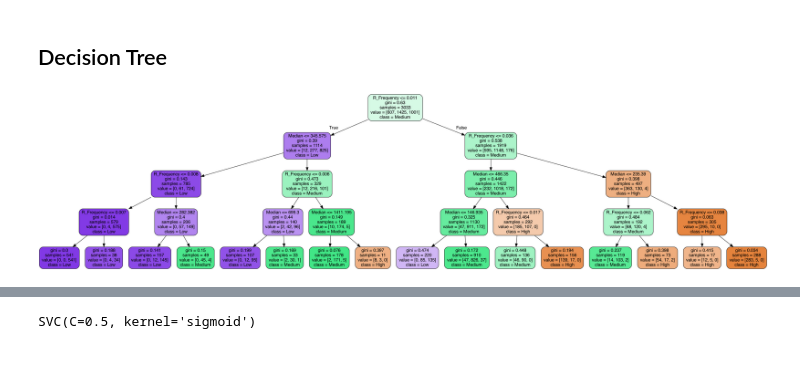
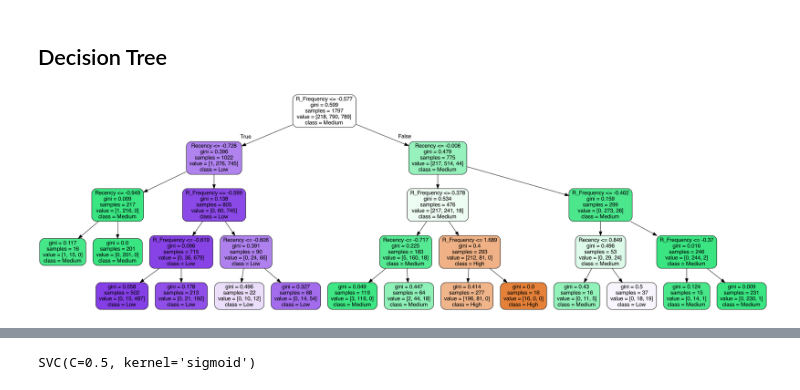
Before and after one commit to michelezoncheddu/data-mining-project, a Jupyter notebook: customers.ipynb, the cells around one changed output, grey strips where cells are left out. Saved outputs shown, nothing was run; the diff lists cells and outputs as text; code cells hidden in the pictures; blank space fills up the shorter version.

Commit message:
Improve customer profile

```diff
--- a/customers.ipynb
+++ b/customers.ipynb
@@ -598,22 +657,16 @@ quantiles
-# %%
-def Score(x, data, thresh):
-    if x <= thresh[data][0.33]:
-        return 'Low'
-    elif x <= thresh[data][0.8]:
-        return 'Medium'
-    else:
-        return 'High'
 # %%
 customer_labeled = customer_profile.copy()
-customer_labeled['Label'] = customer_labeled['R_Monetary'].apply(Score, args=('R_Monetary', quantiles))
+customer_labeled['Label'] = customer_labeled['Score'].apply(Score, args=('Score', quantiles))
 customer_labeled.head()
 
-"""labels = customer_labeled.groupby('Label').CustomerID.unique()
+labels = customer_labeled.groupby('Label').CustomerID.unique()
 # Sort the over-represented class to the head.
 labels = labels[labels.apply(len).sort_values(ascending=False).index]
 excess = len(labels.iloc[0]) - len(labels.iloc[1])
 remove = np.random.choice(labels.iloc[0], excess, replace=False)
 df2 = customer_labeled[~customer_labeled.CustomerID.isin(remove)]
 customer_labeled = df2
-df2"""
+df2
+
+customer_labeled
 # %% [output]
@@ -623,11 +688,7 @@ df2"""
 # Input: the dataset and the list of variables' names to discretize
 def discretize_data(dataset, variables):
     for variable in variables:
-        # Get the unique variable's values
-        var = dataset[variable].unique() # not sorted
-
-        # Generate a mapping from the variable's values to the number representation
-        mapping = dict(zip(var, range(0, len(var) + 1)))
+        mapping = {'High': 0, 'Medium': 1, 'Low': 2}
 
         # Add a new colum with the number representation of the variable
         dataset[variable+'_num'] = dataset[variable].map(mapping).astype(int)
@@ -639,8 +700,12 @@ variables = ['Label']
 customer_labeled = discretize_data(customer_labeled, variables)
 
 # Drop the categorical variables since we don't need them anymore
-customer_labeled.drop(columns=['CustomerID', 'Label', 'R_Monetary', 'Recency', 'Frequency'], axis=1,inplace=True)
+customer_labeled.drop(columns=['CustomerID', 'Label', 'RScore', 'R_Monetary', 'FScore', 'MScore', 'Score', 'Frequency'], axis=1,inplace=True)
 
 label = customer_labeled.pop('Label_num')
+
+scaler = StandardScaler()
+customer_labeled = scaler.fit_transform(customer_labeled.values)
+
 train_set, test_set, train_label, test_label = train_test_split(customer_labeled, label, stratify=label, test_size=0.3)
-train_set.head()
+#train_set.head()
@@ -673,14 +731,14 @@ dec_t = dec_t.fit(train_set, train_label)
 # %%
 # Show decision tree
 
 dot_data = tree.export_graphviz(dec_t, out_file=None,
-                         feature_names=['R_Frequency', 'Median'],
+                         feature_names=['Recency', 'R_Frequency'],
                          class_names=['High', 'Medium', 'Low'],
                          filled=True, rounded=True)
 graph = pydotplus.graph_from_dot_data(dot_data)
 Image(graph.create_png())
 # %% [output]
-[figure, old version]
+[figure, new version]
 # %%
 # Predict phase
 
```
Also changed, not shown: parts of 23 cells of this notebook.
